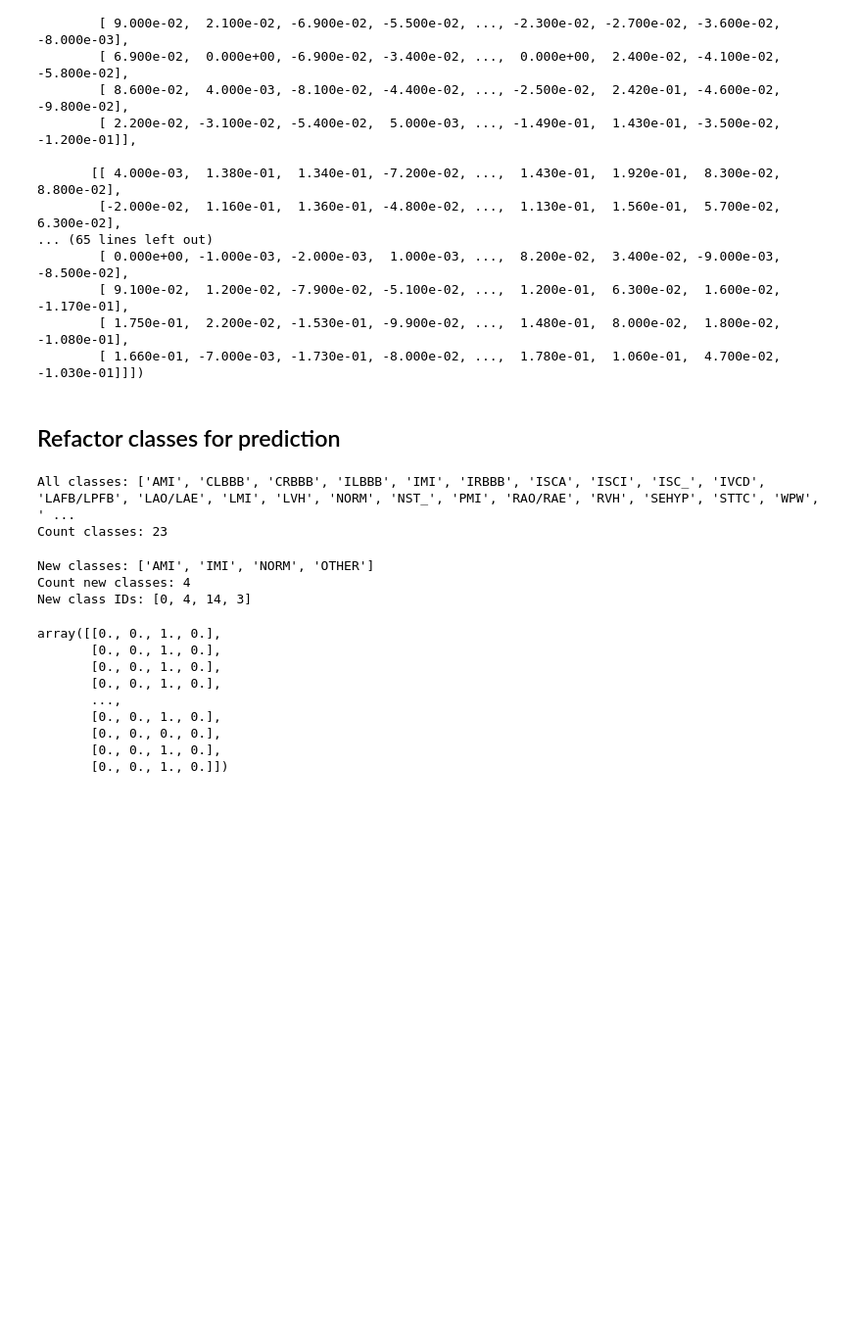
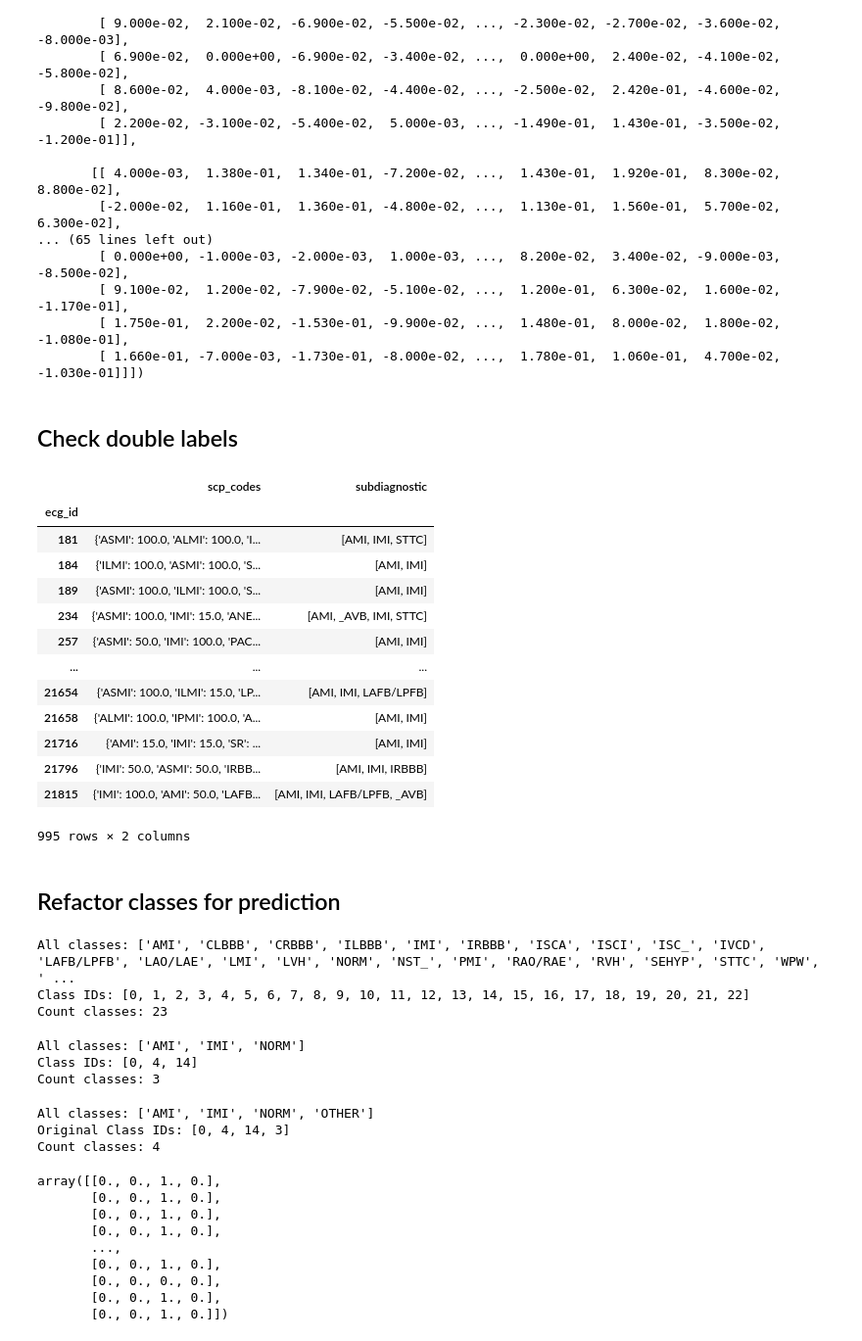
Before and after one commit to AliceKitchkin/ECG_Classification, a Jupyter notebook: ECG_Benchmarking_Paper/code/Finetuning_Example.ipynb, the cells around one changed output. Shown: that part at 98% size. Cells and saved outputs as stored; diff of their text form; code cells hidden in the pictures; blank space fills up the shorter version.

```diff
--- a/ECG_Benchmarking_Paper/code/Finetuning_Example.ipynb
+++ b/ECG_Benchmarking_Paper/code/Finetuning_Example.ipynb
@@ -382,34 +383,72 @@ array([[[-1.190e-01, -5.500e-02,  6.400e-02,  8.600e-02, ...,  0.000e+00, -2.600
         [ 9.100e-02,  1.200e-02, -7.900e-02, -5.100e-02, ...,  1.200e-01,  6.300e-02,  1.600e-02, -1.170e-01],
         [ 1.750e-01,  2.200e-02, -1.530e-01, -9.900e-02, ...,  1.480e-01,  8.000e-02,  1.800e-02, -1.080e-01],
         [ 1.660e-01, -7.000e-03, -1.730e-01, -8.000e-02, ...,  1.780e-01,  1.060e-01,  4.700e-02, -1.030e-01]]])
+# %% [markdown]
+## Check double labels
+# %%
+# check combinations where AMI and IMI are present in diagnostic in Y
+Y_check = Y[
+    (Y.subdiagnostic.apply(lambda x: 'AMI' in x)) &
+    (Y.subdiagnostic.apply(lambda x: 'IMI' in x))
+]
+
+Y_check[['scp_codes', 'subdiagnostic']]
+# %% [output]
+|  | scp_codes | subdiagnostic |
+| ecg_id |  |  |
+| 181 | {'ASMI': 100.0, 'ALMI': 100.0, 'I... | [AMI, IMI, STTC] |
+| 184 | {'ILMI': 100.0, 'ASMI': 100.0, 'S... | [AMI, IMI] |
+| 189 | {'ASMI': 100.0, 'ILMI': 100.0, 'S... | [AMI, IMI] |
+| 234 | {'ASMI': 100.0, 'IMI': 15.0, 'ANE... | [AMI, _AVB, IMI, STTC] |
+| 257 | {'ASMI': 50.0, 'IMI': 100.0, 'PAC... | [AMI, IMI] |
+| ... | ... | ... |
+| 21654 | {'ASMI': 100.0, 'ILMI': 15.0, 'LP... | [AMI, IMI, LAFB/LPFB] |
+| 21658 | {'ALMI': 100.0, 'IPMI': 100.0, 'A... | [AMI, IMI] |
+| 21716 | {'AMI': 15.0, 'IMI': 15.0, 'SR': ... | [AMI, IMI] |
+| 21796 | {'IMI': 50.0, 'ASMI': 50.0, 'IRBB... | [AMI, IMI, IRBBB] |
+| 21815 | {'IMI': 100.0, 'AMI': 50.0, 'LAFB... | [AMI, IMI, LAFB/LPFB, _AVB] |
+995 rows × 2 columns
 # %% [markdown]
 ## Refactor classes for prediction
 # %%
 all_class_names = list(mlb.classes_)
+all_class_ids = [i for i, name in enumerate(all_class_names)]
 num_all_classes = len(all_class_names)
+
 print(f"All classes: {all_class_names}")
+print(f'Class IDs: {all_class_ids}')
 print(f"Count classes: {num_all_classes}")
 # %% [output]
 All classes: ['AMI', 'CLBBB', 'CRBBB', 'ILBBB', 'IMI', 'IRBBB', 'ISCA', 'ISCI', 'ISC_', 'IVCD', 'LAFB/LPFB', 'LAO/LAE', 'LMI', 'LVH', 'NORM', 'NST_', 'PMI', 'RAO/RAE', 'RVH', 'SEHYP', 'STTC', 'WPW', ' ...
+Class IDs: [0, 1, 2, 3, 4, 5, 6, 7, 8, 9, 10, 11, 12, 13, 14, 15, 16, 17, 18, 19, 20, 21, 22]
 Count classes: 23
 # %%
 # extract excisting classes
 classes = ['AMI', 'IMI', 'NORM']
+class_ids = [i for i, name in enumerate(all_class_names) if name in classes]
 num_classes = len(classes)
-class_ids = [i for i, name in enumerate(all_class_names) if name in classes]
 
-# add new class
-new_classes = classes + ['OTHER']
-num_new_classes = len(new_classes)
-new_class_ids = class_ids + [3]
-
-print(f"New classes: {new_classes}")
-print(f"Count new classes: {num_new_classes}")
-print(f"New class IDs: {new_class_ids}")
+print(f"All classes: {classes}")
+print(f'Class IDs: {class_ids}')
+print(f"Count classes: {num_classes}")
 # %% [output]
-New classes: ['AMI', 'IMI', 'NORM', 'OTHER']
-Count new classes: 4
-New class IDs: [0, 4, 14, 3]
+All classes: ['AMI', 'IMI', 'NORM']
+Class IDs: [0, 4, 14]
+Count classes: 3
+# %%
+# add new class
+new_classes = classes + ['OTHER']
+new_class_ids = class_ids + [3]
+num_new_classes = len(new_classes)
+
+
+print(f"All classes: {new_classes}")
+print(f'Original Class IDs: {new_class_ids}')
+print(f"Count classes: {num_new_classes}")
+# %% [output]
+All classes: ['AMI', 'IMI', 'NORM', 'OTHER']
+Original Class IDs: [0, 4, 14, 3]
+Count classes: 4
 # %%
 # label matrix containing zeros
 y_new = np.zeros((y.shape[0], len(new_classes)))
```
Also changed, not shown: parts of 11 cells of this notebook.
